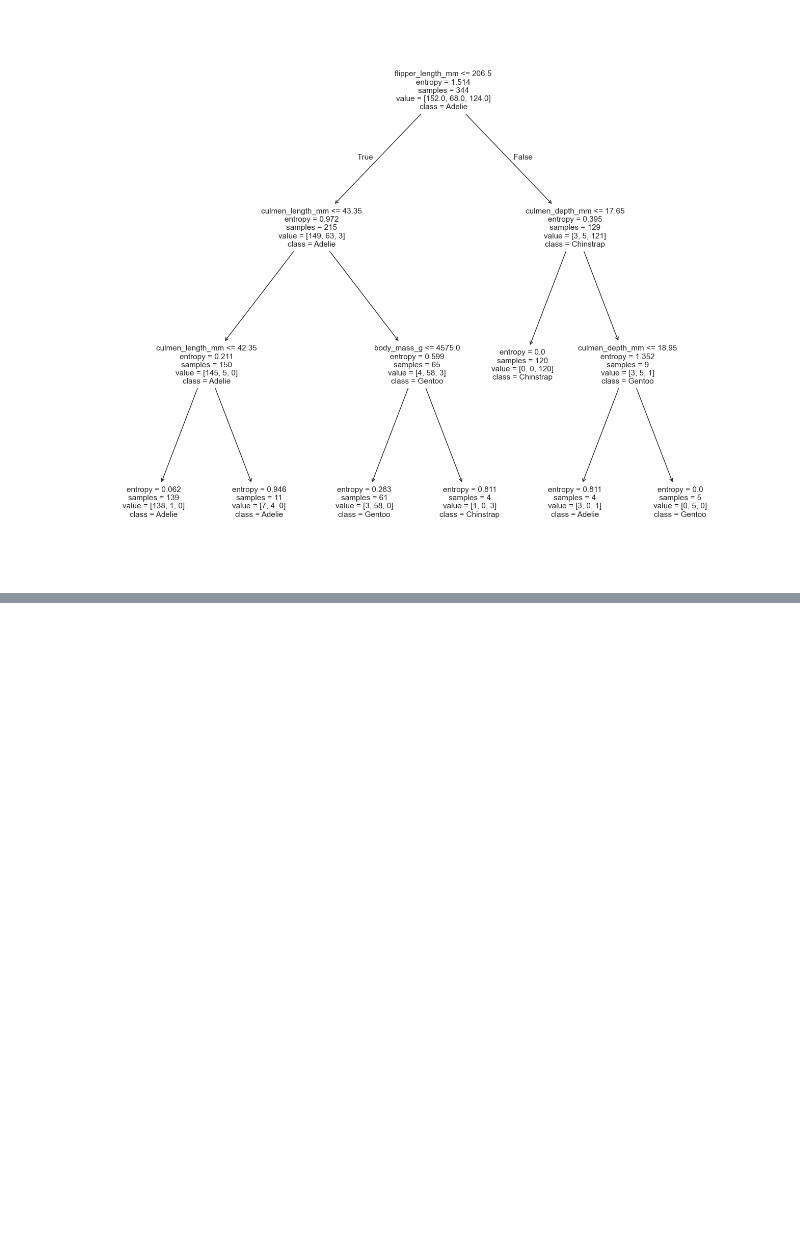
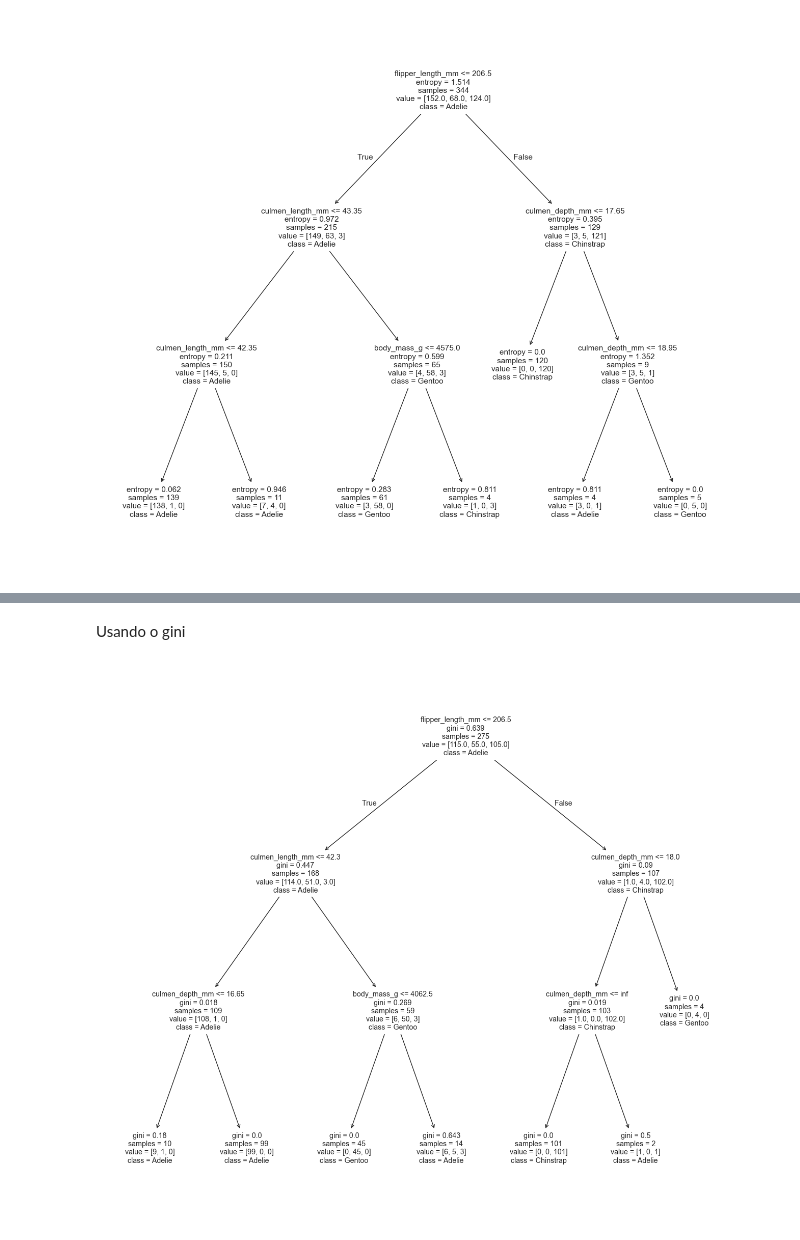
Before and after one commit to Gabs19/IC-Clustering, a Jupyter notebook: decision_tree.ipynb, the cells around one changed output, grey strips where cells are left out. Cells and saved outputs as stored; diff of their text form; code cells hidden in the pictures; blank space fills up the shorter version.

Commit message:
minor fiz: notebook of decision tree

```diff
--- a/decision_tree.ipynb
+++ b/decision_tree.ipynb
@@ -153,0 +104,15 @@ weighted avg       0.94      0.94      0.94        69
+# %% [markdown]
+Usando o gini
+# %%
+x_train_gini, x_test_gini, y_train_gini, y_test_gini = train_test_split(x, y,test_size=0.2)
+# %%
+dt = DecisionTreeClassifier(max_depth=3, criterion='gini')
+dt_model = dt.fit(x_train_gini, y_train_gini)
+train_gini = dt_model.score(x_train_gini, y_train_gini)
+test_gini = dt_model.score(x_test_gini, y_test_gini)
+# %%
+fig = plt.figure(figsize=(16, 14))
+tree.plot_tree(dt_model, feature_names=['culmen_length_mm', 'culmen_depth_mm', 'flipper_length_mm','body_mass_g'], class_names=['Adelie', 'Gentoo', 'Chinstrap'])
+plt.show()
+# %% [output]
+[figure, added]
```
Also changed, not shown: parts of 15 cells of this notebook.
